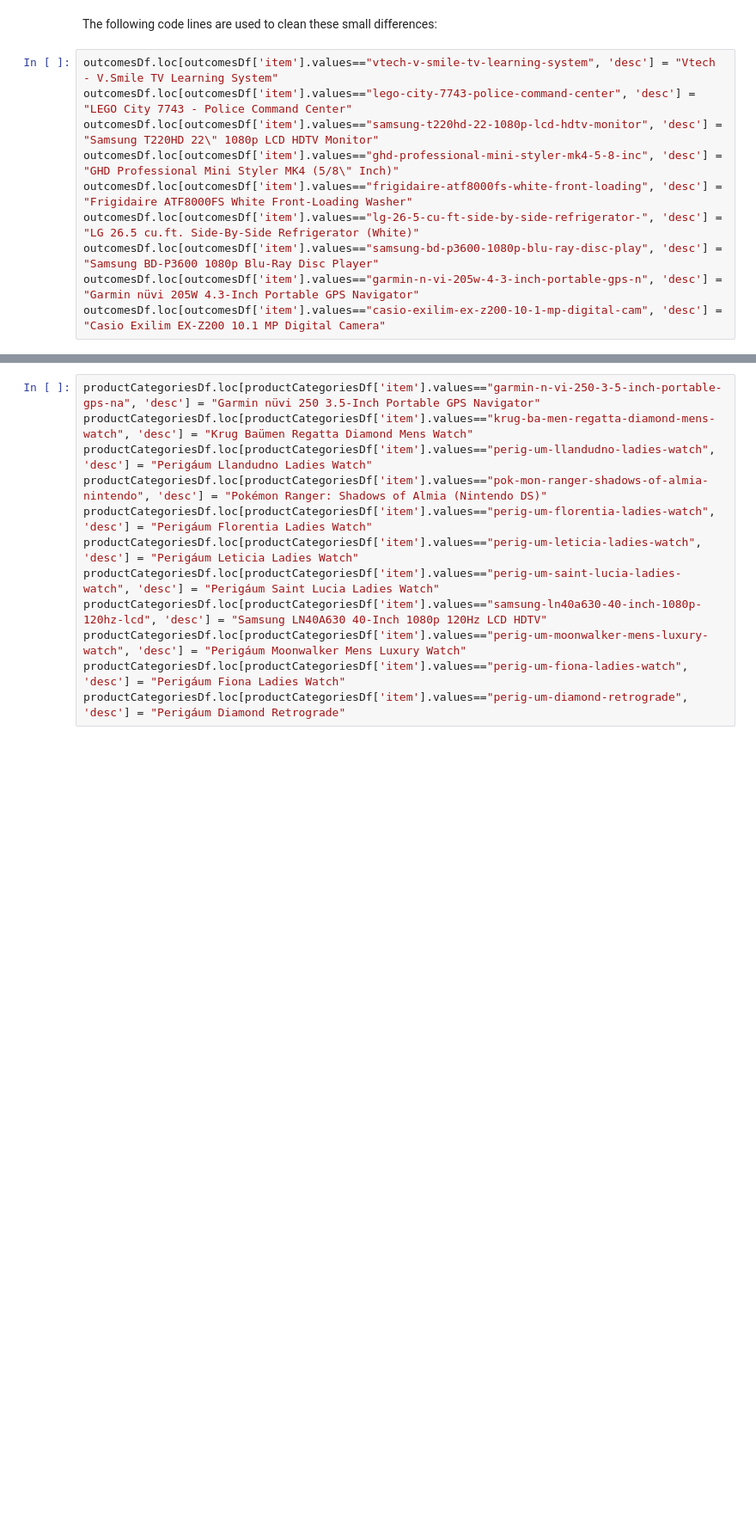
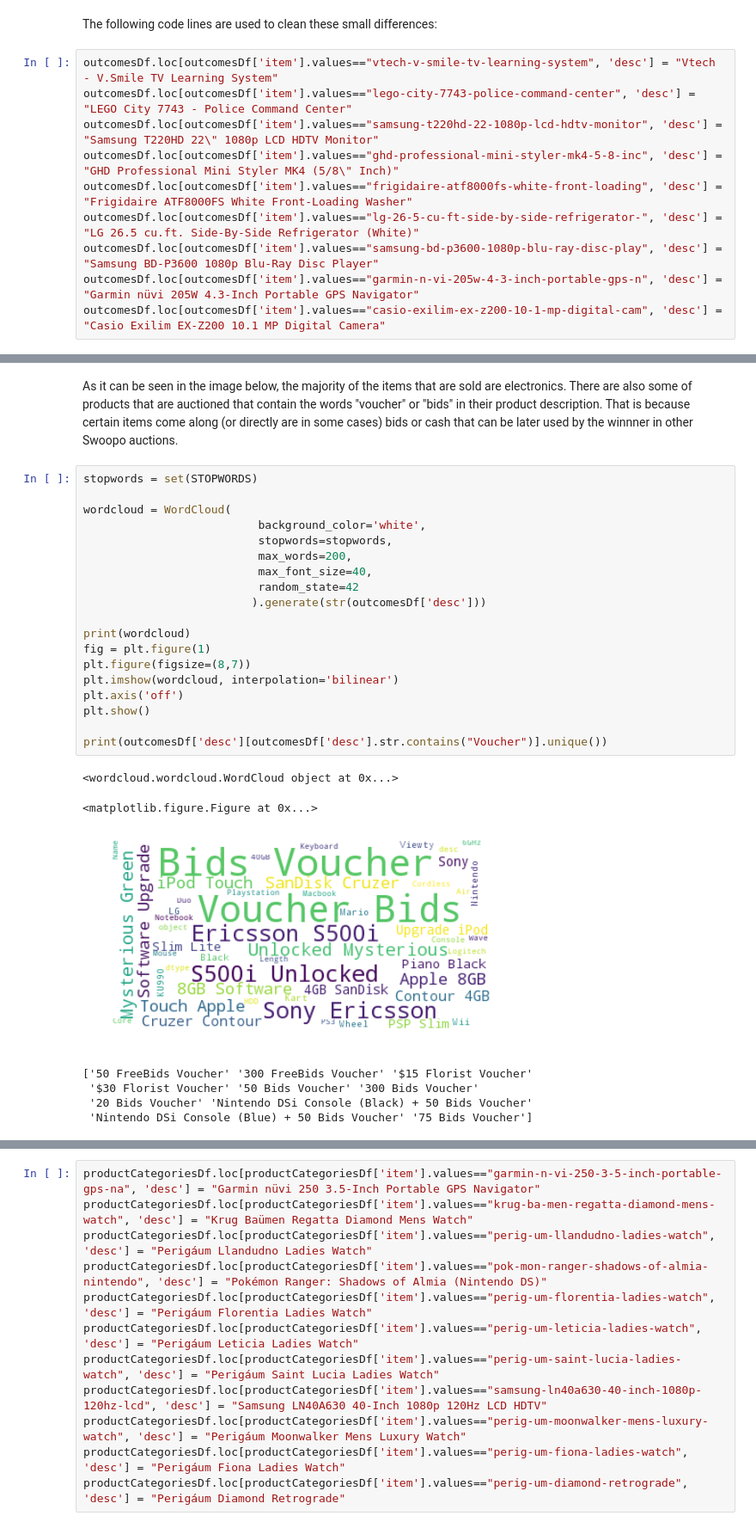
Before and after one commit to sergio-valmorisco-sierra/tfm_data_science_sergio_valmorisco_sierra, a Jupyter notebook: Estadisticas.ipynb, the cells around one changed output, grey strips where cells are left out. Shown at 86% size. Cells and saved outputs as stored; diff of their text form; blank space fills up the shorter version.

```diff
--- a/Estadisticas.ipynb
+++ b/Estadisticas.ipynb
@@ -297,0 +405,29 @@ len(outcomesDf['winner'].unique())
+# %% [markdown]
+As it can be seen in the image below, the majority of the items that are sold are electronics. There are also some of products that are auctioned that contain the words "voucher" or "bids" in their product description. That is because certain items come along (or directly are in some cases) bids or cash that can be later used by the winnner in other Swoopo auctions.
+# %%
+stopwords = set(STOPWORDS)
+
+wordcloud = WordCloud(
+                          background_color='white',
+                          stopwords=stopwords,
+                          max_words=200,
+                          max_font_size=40,
+                          random_state=42
+                         ).generate(str(outcomesDf['desc']))
+
+print(wordcloud)
+fig = plt.figure(1)
+plt.figure(figsize=(8,7))
+plt.imshow(wordcloud, interpolation='bilinear')
+plt.axis('off')
+plt.show()
+
+print(outcomesDf['desc'][outcomesDf['desc'].str.contains("Voucher")].unique())
+# %% [output]
+<wordcloud.wordcloud.WordCloud object at 0x...>
+<matplotlib.figure.Figure at 0x...>
+[figure, added]
+['50 FreeBids Voucher' '300 FreeBids Voucher' '$15 Florist Voucher'
+ '$30 Florist Voucher' '50 Bids Voucher' '300 Bids Voucher'
+ '20 Bids Voucher' 'Nintendo DSi Console (Black) + 50 Bids Voucher'
+ 'Nintendo DSi Console (Blue) + 50 Bids Voucher' '75 Bids Voucher']
```
Also changed, not shown: parts of 88 cells of this notebook.
